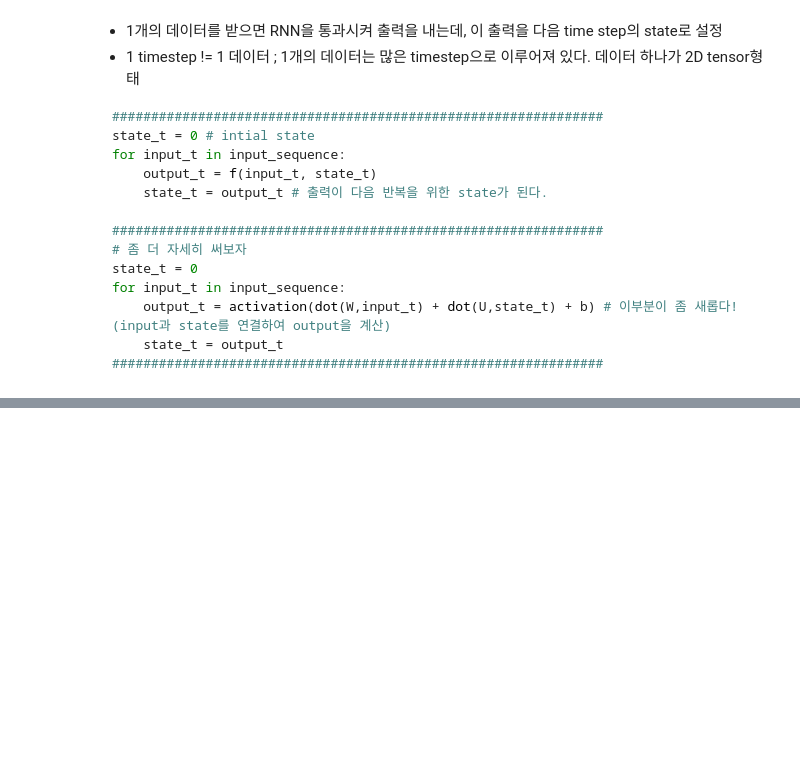
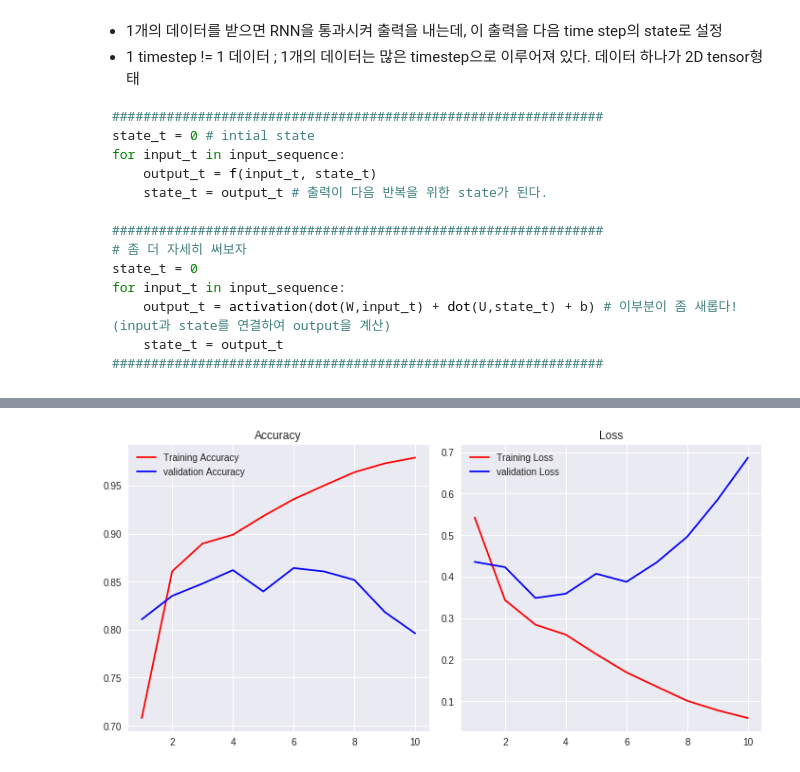
Before and after one commit to Junhojuno/keras-tutorial, a Jupyter notebook: 06_RNN_basic.ipynb, the cells around one changed output, grey strips where cells are left out. Drawn from its saved outputs; the diff is of its cells as text; code cells hidden in the pictures; blank space fills up the shorter version.

```diff
--- a/06_RNN_basic.ipynb
+++ b/06_RNN_basic.ipynb
@@ -50,0 +52,12 @@ Downloading data from https://s3.amazonaws.com/text-datasets/imdb.npz
+# %%
+from keras.models import Sequential
+from keras.layers import Dense, Embedding, SimpleRNN
+
+model = Sequential()
+model.add(Embedding(input_dim=max_features, output_dim=32))
+model.add(SimpleRNN(32))
+model.add(Dense(1, activation='sigmoid'))
+
+model.compile(optimizer='rmsprop', loss='binary_crossentropy', metrics=['acc'])
+
+hist = model.fit(x=input_train, y=y_train, epochs=10, batch_size=32, validation_split=0.2)
@@ -50,0 +82,22 @@ Downloading data from https://s3.amazonaws.com/text-datasets/imdb.npz
+# %%
+import matplotlib.pyplot as plt
+
+epochs = range(1, len(hist.history['acc']) + 1)
+
+plt.figure(figsize=(10,5))
+
+plt.subplot(1,2,1)
+plt.plot(epochs, hist.history['acc'], 'r-', label="Training Accuracy")
+plt.plot(epochs, hist.history['val_acc'], 'b-', label="validation Accuracy")
+plt.title("Accuracy")
+plt.legend()
+
+plt.subplot(1,2,2)
+plt.plot(epochs, hist.history['loss'], 'r-', label="Training Loss")
+plt.plot(epochs, hist.history['val_loss'], 'b-', label="validation Loss")
+plt.title("Loss")
+plt.legend()
+plt.tight_layout()
+plt.show()
+# %% [output]
+[figure, added]
```
Also changed, not shown: parts of 2 cells of this notebook.
